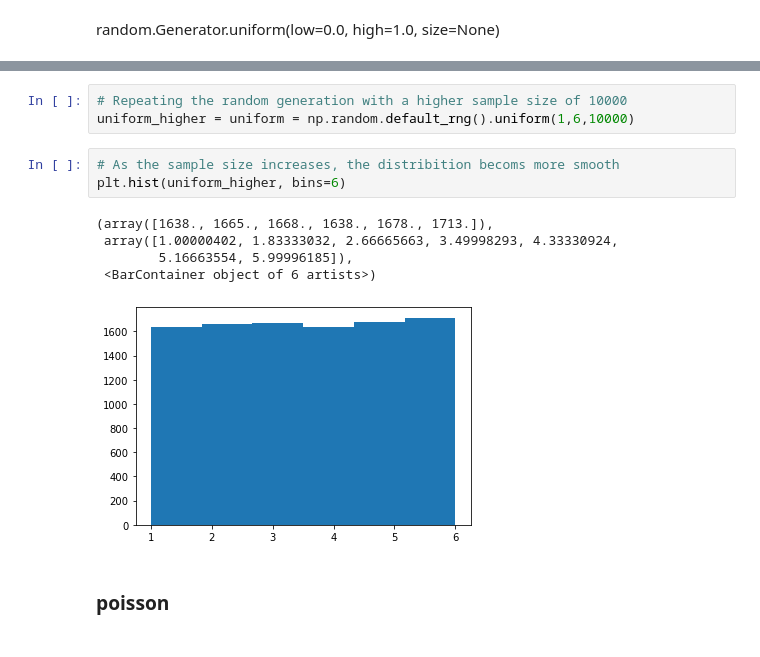
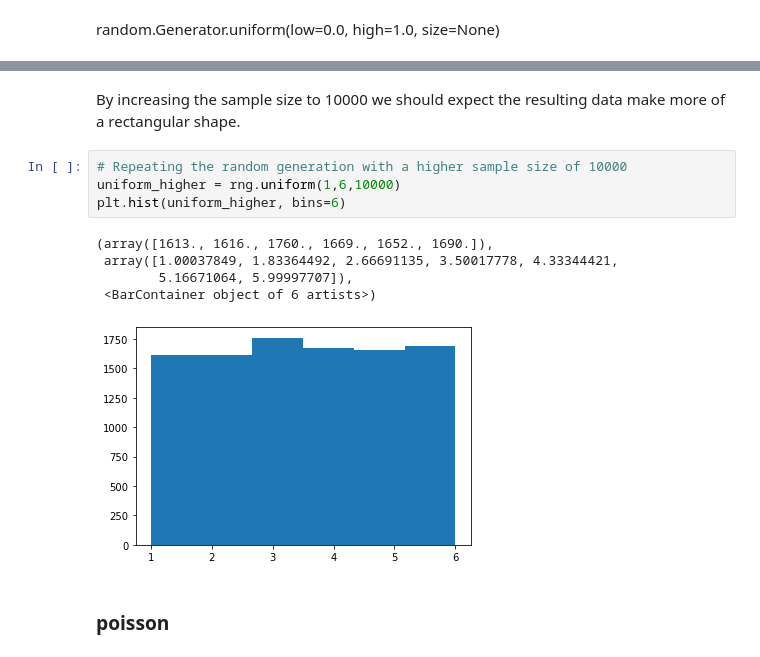
Before and after one commit to andrewjscott/Programming-for-Data-Analysis-Assignment, a Jupyter notebook: Numpy-random.ipynb, the cells around one changed output, grey strips where cells are left out. Saved outputs shown, nothing was run; the diff lists cells and outputs as text.

```diff
--- a/Numpy-random.ipynb
+++ b/Numpy-random.ipynb
@@ -575,15 +612,15 @@ plt.hist(uniform, bins=6)
-# %%
-# Repeating the random generation with a higher sample size of 10000
-uniform_higher = uniform = np.random.default_rng().uniform(1,6,10000)
-# %%
-# As the sample size increases, the distribition becoms more smooth
-plt.hist(uniform_higher, bins=6)
-# %% [output]
-(array([1638., 1665., 1668., 1638., 1678., 1713.]),
- array([1.00000402, 1.83333032, 2.66665663, 3.49998293, 4.33330924,
-        5.16663554, 5.99996185]),
- <BarContainer object of 6 artists>)
-[figure, removed]
+# %% [markdown]
+By increasing the sample size to 10000 we should expect the resulting data make more of a rectangular shape.
+# %%
+# Repeating the random generation with a higher sample size of 10000
+uniform_higher = rng.uniform(1,6,10000)
+plt.hist(uniform_higher, bins=6)
+# %% [output]
+(array([1613., 1616., 1760., 1669., 1652., 1690.]),
+ array([1.00037849, 1.83364492, 2.66691135, 3.50017778, 4.33344421,
+        5.16671064, 5.99997707]),
+ <BarContainer object of 6 artists>)
+[figure, added]
 # %% [markdown]
 ### **poisson**
 # %% [markdown]
```
Also changed, not shown: parts of 51 cells of this notebook.
